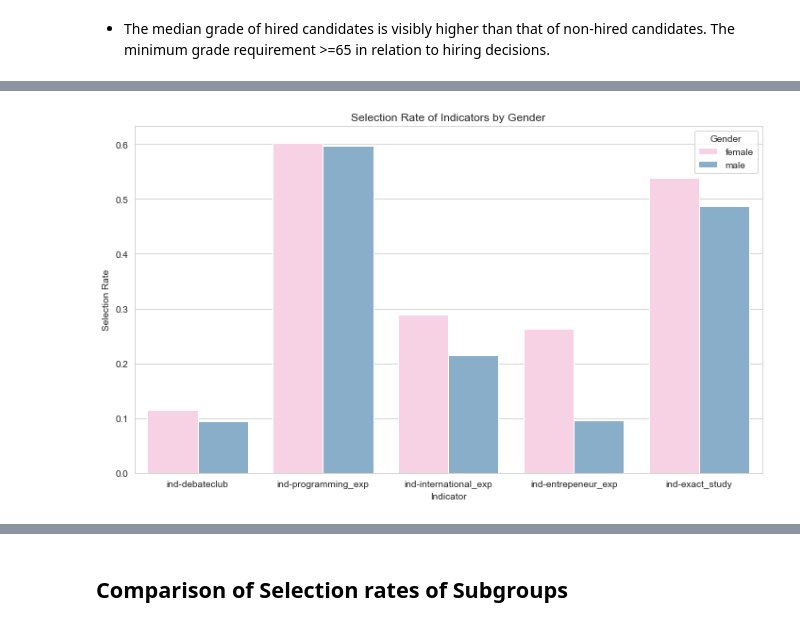
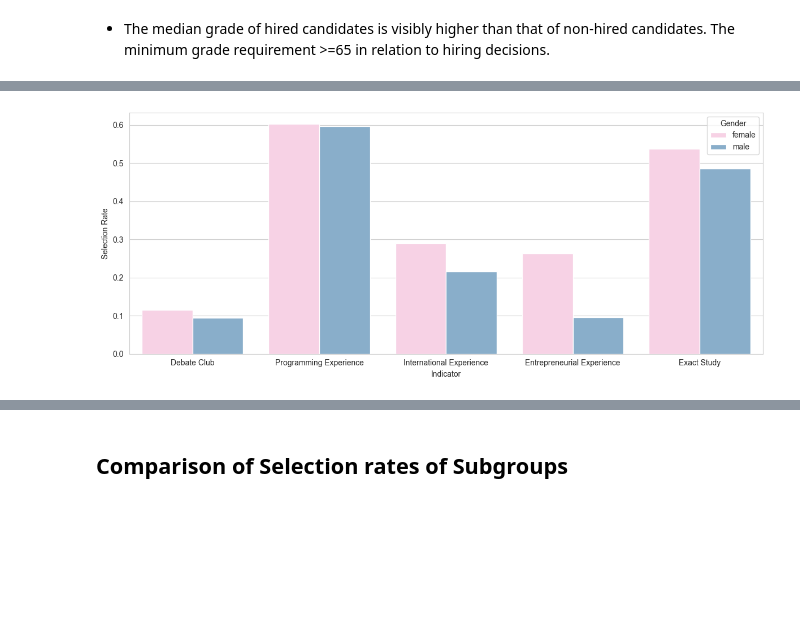
Before and after one commit to kwah-space/IDS-draft, a Jupyter notebook: A3 model.ipynb, the cells around one changed output, grey strips where cells are left out. Drawn from its saved outputs; the diff is of its cells as text; code cells hidden in the pictures; blank space fills up the shorter version.

```diff
--- a/A3 model.ipynb
+++ b/A3 model.ipynb
@@ -195,0 +253,24 @@ plt.show()
+# %%
+bins = [20, 22, 24, 26, 28, 30, 32]
+labels = ['21-22', '23-24', '25-26', '27-28', '29-30', '31-32']
+
+D_data['age_bin'] = pd.cut(D_data['age'], bins=bins, labels=labels, right=False)
+
+age_degree_prob = D_data.groupby(['age_bin', 'ind-degree'])['decision'].mean().reset_index()
+
+def plot_prob(D_data, x, hue, y='decision', title=''):
+    plt.figure(figsize=(12, 4))
+    ax = sns.barplot(data=D_data, x=x, hue=hue, y=y)
+
+    for p in ax.patches:
+        ax.annotate(f'{p.get_height():.2f}',
+                    (p.get_x() + p.get_width() / 2., p.get_height()),
+                    ha='center', va='center', fontsize=12, color='black', xytext=(0, 9),
+                    textcoords='offset points')
+
+    plt.title(title)
+    plt.ylabel('Probability of Being Hired')
+    plt.xlabel('Age Groups')
+    plt.show()
+
+plot_prob(age_degree_prob, 'age_bin', 'ind-degree')
@@ -196,29 +425,37 @@ plt.show()
 # %%
 gender_data = D_data[D_data['gender'].isin(['female', 'male'])]
 
 indicators = [
     'ind-debateclub',
     'ind-programming_exp',
     'ind-international_exp',
     'ind-entrepeneur_exp',
     'ind-exact_study'
 ]
 
-# Calculate selection rates for each indicator and gender
 selection_rates_gender = pd.DataFrame()
 
 for ind in indicators:
     rates = gender_data[gender_data[ind] == True].groupby('gender')['decision'].mean().reset_index()
     rates['indicator'] = ind
     selection_rates_gender = pd.concat([selection_rates_gender, rates], axis=0)
 
-plt.figure(figsize=(10, 6))
-sns.barplot(data=selection_rates_gender, x='indicator', y='decision', hue='gender', palette= [female_color, male_color])
-plt.title('Selection Rate of Indicators by Gender')
+palette = {
+    'female': female_color,
+    'male': male_color,
+    'other': '#b2e061'
+}
+
+plt.figure(figsize=(12, 5))
+sns.barplot(data=selection_rates_gender, x='indicator', y='decision', hue='gender', palette=palette)
+
+new_labels = ['Debate Club', 'Programming Experience', 'International Experience', 'Entrepreneurial Experience', 'Exact Study']
+plt.xticks(ticks=range(len(new_labels)), labels=new_labels)
+
 plt.xlabel('Indicator')
 plt.ylabel('Selection Rate')
 plt.legend(title='Gender')
 plt.tight_layout()
 plt.show()
 # %% [output]
-[figure, old version]
+[figure, new version]
```
Also changed, not shown: parts of 18 cells of this notebook.
